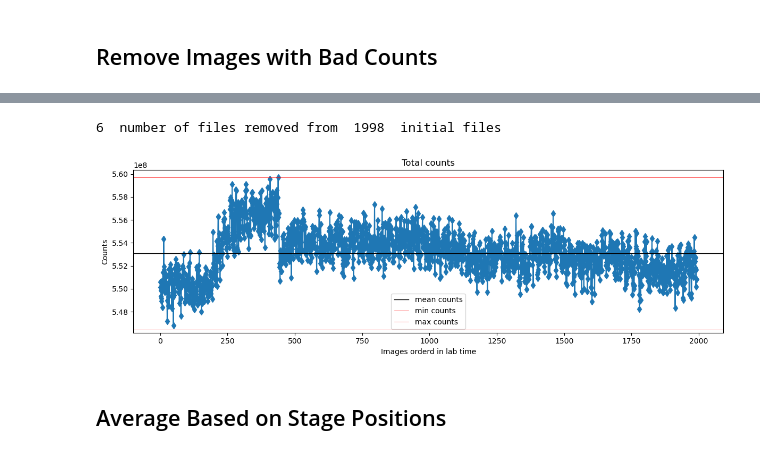
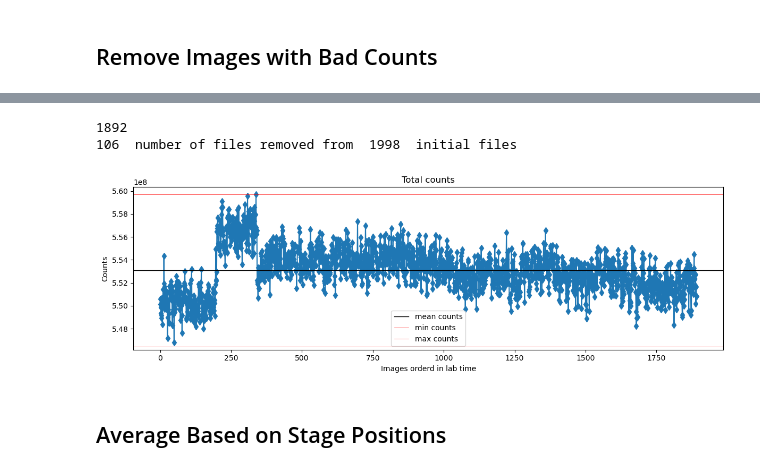
Before and after one commit to lheald2/gued, a Jupyter notebook: Fast_Analysis.ipynb, the cells around one changed output, grey strips where cells are left out. Cells and saved outputs as stored; diff of their text form; code cells hidden in the pictures.

```diff
--- a/Fast_Analysis.ipynb
+++ b/Fast_Analysis.ipynb
@@ -130,10 +145,11 @@ remove_counts(data_array, stage_positions, file_order, counts, std_factor=3, plo
     Returns same variables which it received as arguments with new N value.
 # %%
 # Remove Outlier Images Based on Total Counts
-data_array, stage_positions, file_order, counts = gued.remove_counts(data_array, stage_positions, file_order, counts, plot=True)
+data_array, stage_positions, file_order, counts = gued.remove_counts(data_array, stage_positions, file_order, counts, added_range=[[200, 300]], plot=True)
 # %% [output]
-6  number of files removed from  1998  initial files
+1892
+106  number of files removed from  1998  initial files
-[figure, old version]
+[figure, new version]
 # %% [markdown]
 ## Average Based on Stage Positions
 # %%
```
Also changed, not shown: parts of 12 cells of this notebook, 6 other files.
